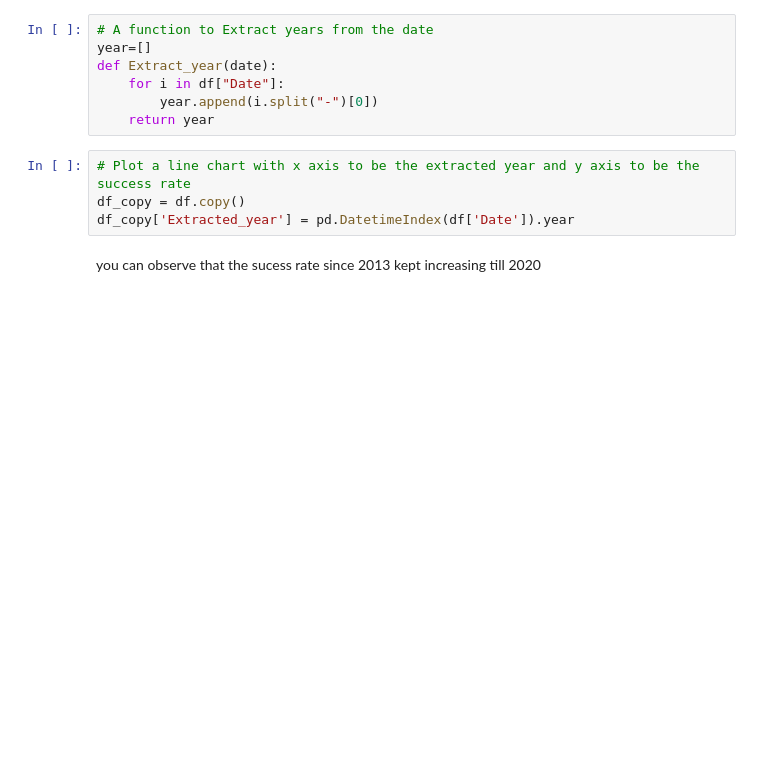
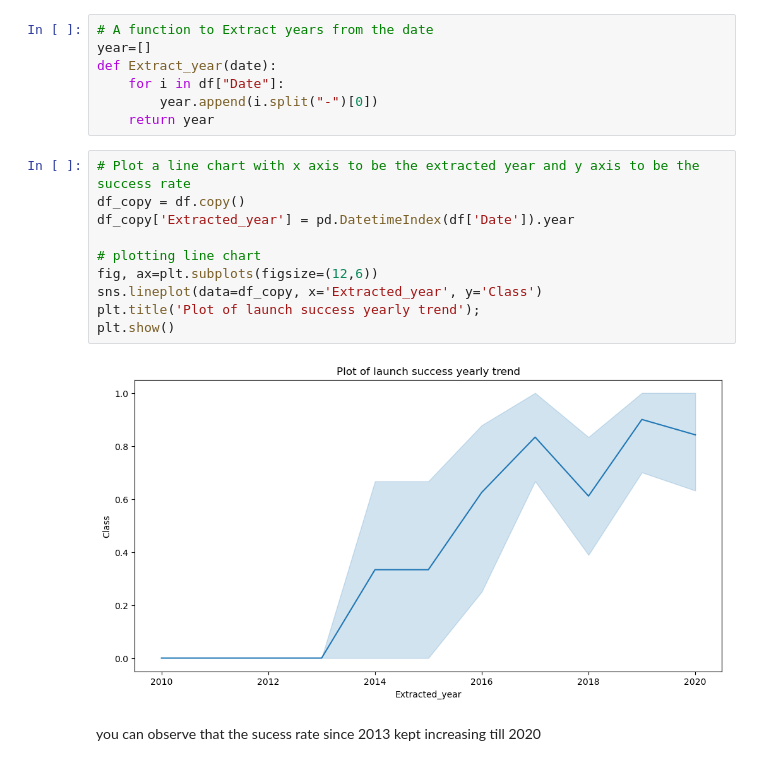
Before and after one commit to veemalg/ibmdatasci_capstone, a Jupyter notebook: EDA with Visualization.ipynb, the cells around one changed output. Cells and saved outputs as stored; diff of their text form; blank space fills up the shorter version.

```diff
--- a/EDA with Visualization.ipynb
+++ b/EDA with Visualization.ipynb
@@ -195,7 +195,15 @@ def Extract_year(date):
 # %%
 # Plot a line chart with x axis to be the extracted year and y axis to be the success rate
 df_copy = df.copy()
 df_copy['Extracted_year'] = pd.DatetimeIndex(df['Date']).year
+
+# plotting line chart
+fig, ax=plt.subplots(figsize=(12,6))
+sns.lineplot(data=df_copy, x='Extracted_year', y='Class')
+plt.title('Plot of launch success yearly trend');
+plt.show()
+# %% [output]
+[figure, added]
 # %% [markdown]
 you can observe that the sucess rate since 2013 kept increasing till 2020
 # %% [markdown]
```
Also changed, not shown: parts of 4 cells of this notebook.
